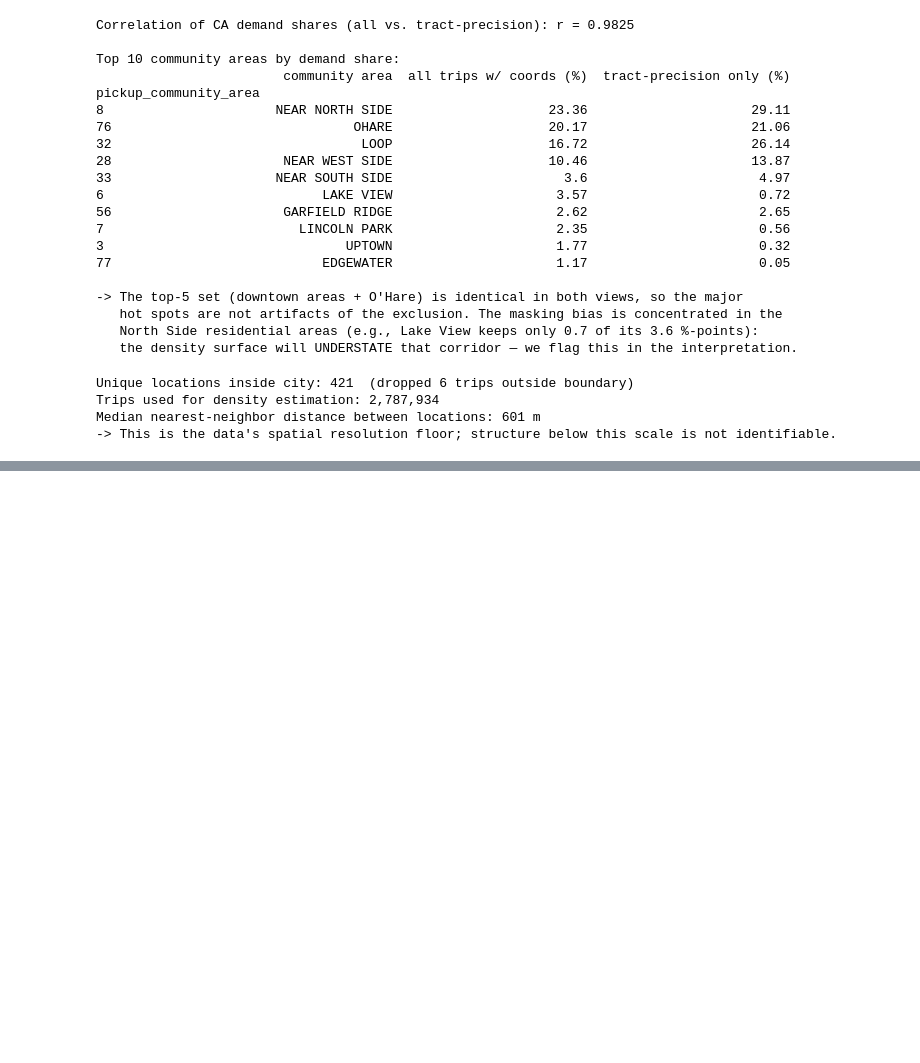
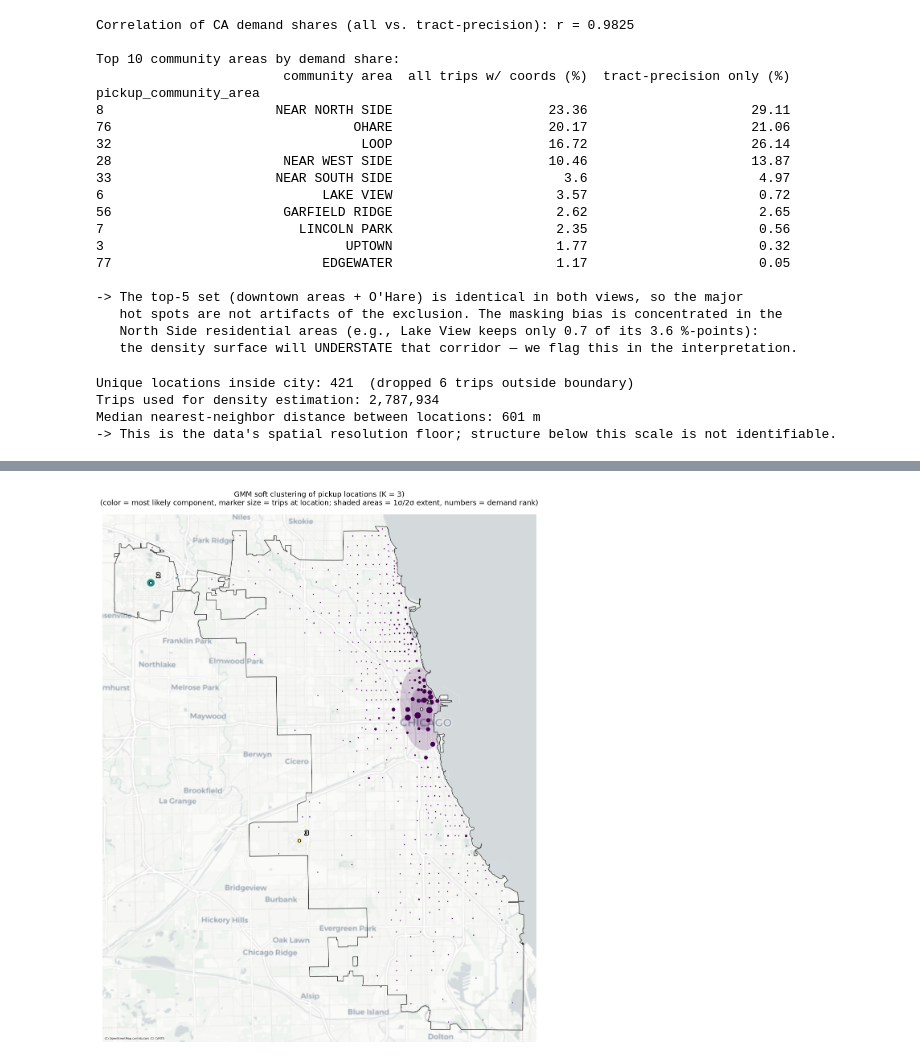
Before and after one commit to nbringew/AAA_Team_1, a Jupyter notebook: notebooks/02_gmm.ipynb, the cells around one changed output, grey strips where cells are left out. Drawn from its saved outputs; the diff is of its cells as text; code cells hidden in the pictures; blank space fills up the shorter version.

```diff
--- a/notebooks/02_gmm.ipynb
+++ b/notebooks/02_gmm.ipynb
@@ -405 +357,41 @@ Each hot spot carries a demand share, an expected daily pickup volume and a spat
+# %%
+#| label: fig-gmm-clusters
+K_FINAL = 3  # chosen on interpretability (see above); the elbow K = 6 stays as fine-structure view
+
+# Final model on a larger sample, more restarts for stability
+X_fit = sample_pickups(400_000)
+gmm = GaussianMixture(n_components=K_FINAL, covariance_type='full', reg_covar=REG_COVAR,
+                      max_iter=500, n_init=3, random_state=RANDOM_STATE).fit(X_fit)
+order = np.argsort(gmm.weights_)[::-1]  # components ranked by demand share
+
+# GMM soft-clustering view: each pickup location colored by its most likely component
+# (gmm.predict; soft memberships would be gmm.predict_proba). Component extents are drawn
+# as shaded 1σ/2σ regions in the component's color — the overlap makes the core darker.
+fig, ax = plt.subplots(figsize=(12, 14))
+labels = gmm.predict(XY)
+cmap = plt.get_cmap(DENSITY_CMAP)
+ax.scatter(XY[:, 0], XY[:, 1], c=labels, cmap=DENSITY_CMAP, vmin=0, vmax=K_FINAL - 1, zorder=3,
+           s=5 + 195 * np.sqrt(W / W.max()),  # marker size ~ trips at that location
+           edgecolors='white', linewidths=0.4)
+for rank, idx in enumerate(order, start=1):
+    mean = gmm.means_[idx]
+    draw_ellipse(mean, gmm.covariances_[idx], ax=ax, zorder=2,
+                 facecolor=cmap(idx / (K_FINAL - 1)), edgecolor='none', alpha=0.18,
+                 clip_path=(city_clip, ax.transData))
+    ax.plot(*mean, marker='o', color='white', markeredgecolor='black', markersize=5, zorder=5)
+    ax.annotate(str(rank), xy=mean, xytext=(mean[0] + 450, mean[1] + 450),
+                color='white', fontsize=11, fontweight='bold',
+                path_effects=[pe.withStroke(linewidth=2.5, foreground='black')], zorder=6)
+city_metric.boundary.plot(ax=ax, color='#333333', linewidth=1.0, zorder=1)
+ax.set_xlim(xmin - 1000, xmax + 1000)
+ax.set_ylim(ymin - 1000, ymax + 1000)
+ctx.add_basemap(ax, crs=CRS_METRIC, source=BASEMAP, zorder=0, attribution_size=5)
+ax.set_title(f'GMM soft clustering of pickup locations (K = {K_FINAL})\n'
+             '(color = most likely component, marker size = trips at location; shaded areas = 1σ/2σ extent, numbers = demand rank)',
+             fontsize=13)
+ax.set_axis_off()
+plt.tight_layout()
+plt.show()
+# %% [output]
+[figure, added]
 # %% [markdown]
```
Also changed, not shown: parts of 20 cells of this notebook.
